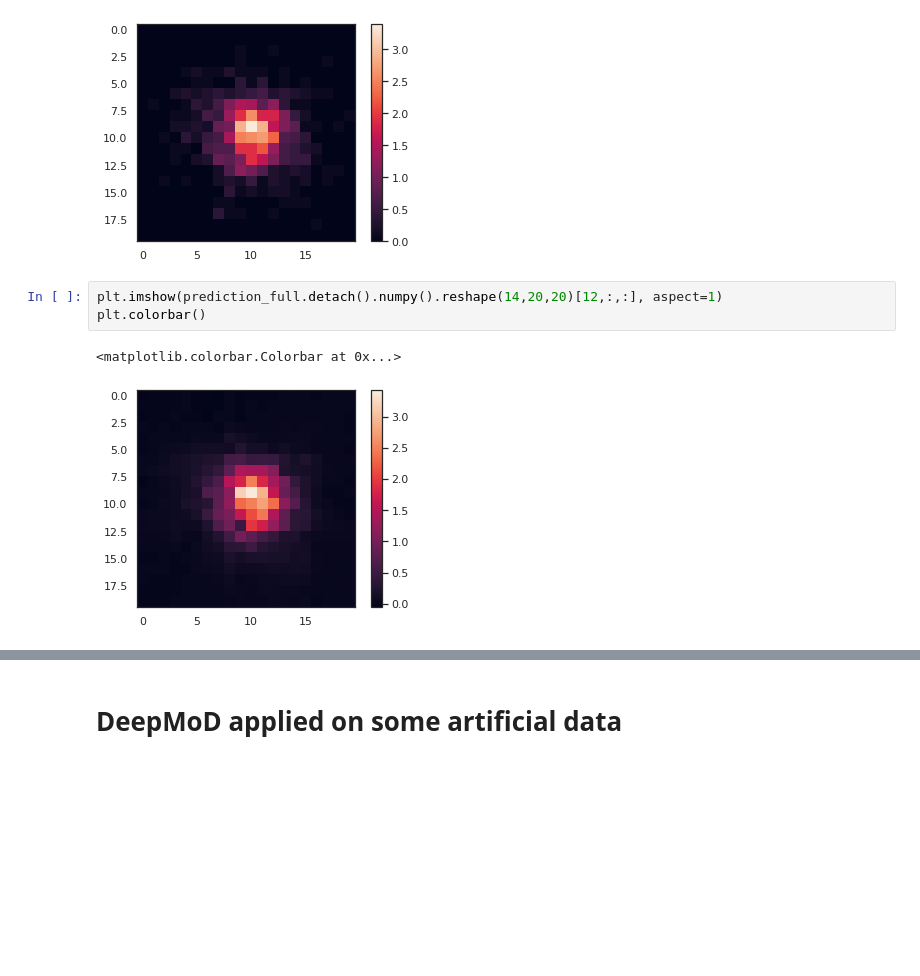
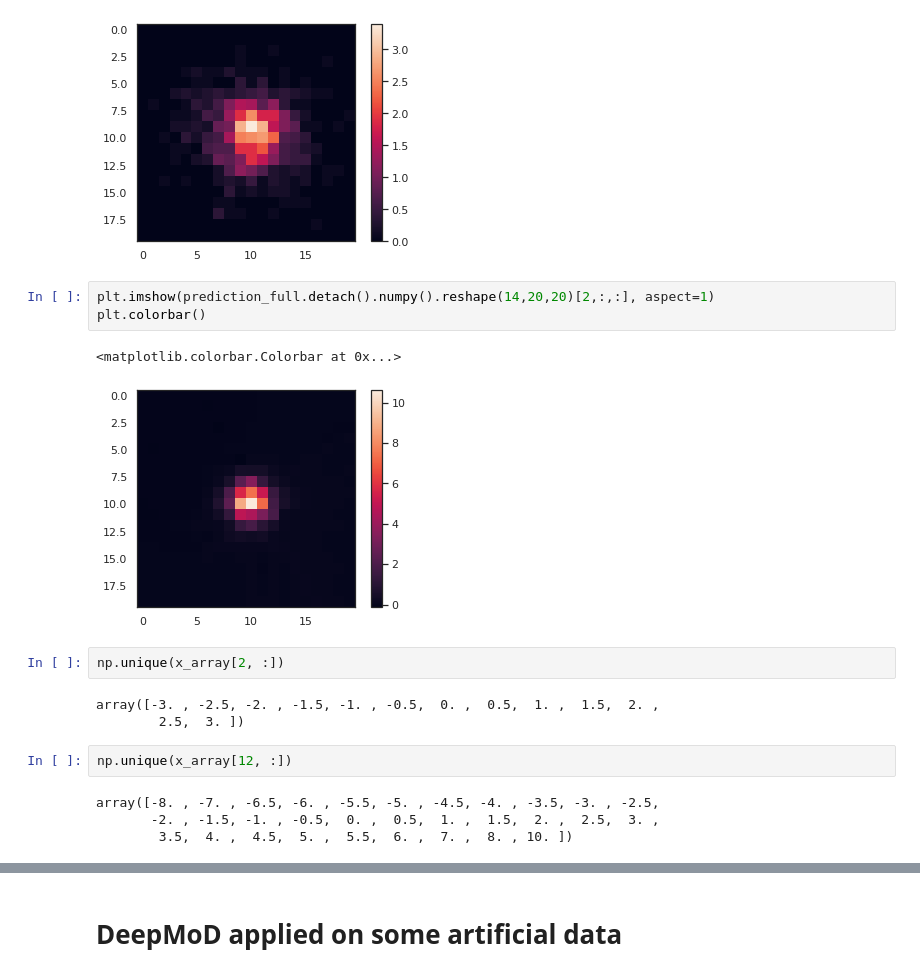
Before and after one commit to akshay-vedi/DeePyMoD_torch, a Jupyter notebook: notebooks/SPT/Analysis_data_SPT_trimmed.ipynb, the cells around one changed output, grey strips where cells are left out. Drawn from its saved outputs; the diff is of its cells as text; blank space fills up the shorter version.

```diff
--- a/notebooks/SPT/Analysis_data_SPT_trimmed.ipynb
+++ b/notebooks/SPT/Analysis_data_SPT_trimmed.ipynb
@@ -205,8 +210,19 @@ plt.colorbar()
 <matplotlib.colorbar.Colorbar at 0x...>
 [figure]
 # %%
-plt.imshow(prediction_full.detach().numpy().reshape(14,20,20)[12,:,:], aspect=1)
+plt.imshow(prediction_full.detach().numpy().reshape(14,20,20)[2,:,:], aspect=1)
 plt.colorbar()
 # %% [output]
 <matplotlib.colorbar.Colorbar at 0x...>
-[figure, old version]
+[figure, new version]
+# %%
+np.unique(x_array[2, :])
+# %% [output]
+array([-3. , -2.5, -2. , -1.5, -1. , -0.5,  0. ,  0.5,  1. ,  1.5,  2. ,
+        2.5,  3. ])
+# %%
+np.unique(x_array[12, :])
+# %% [output]
+array([-8. , -7. , -6.5, -6. , -5.5, -5. , -4.5, -4. , -3.5, -3. , -2.5,
+       -2. , -1.5, -1. , -0.5,  0. ,  0.5,  1. ,  1.5,  2. ,  2.5,  3. ,
+        3.5,  4. ,  4.5,  5. ,  5.5,  6. ,  7. ,  8. , 10. ])
```
Also changed, not shown: parts of 10 cells of this notebook, 14 other files.
